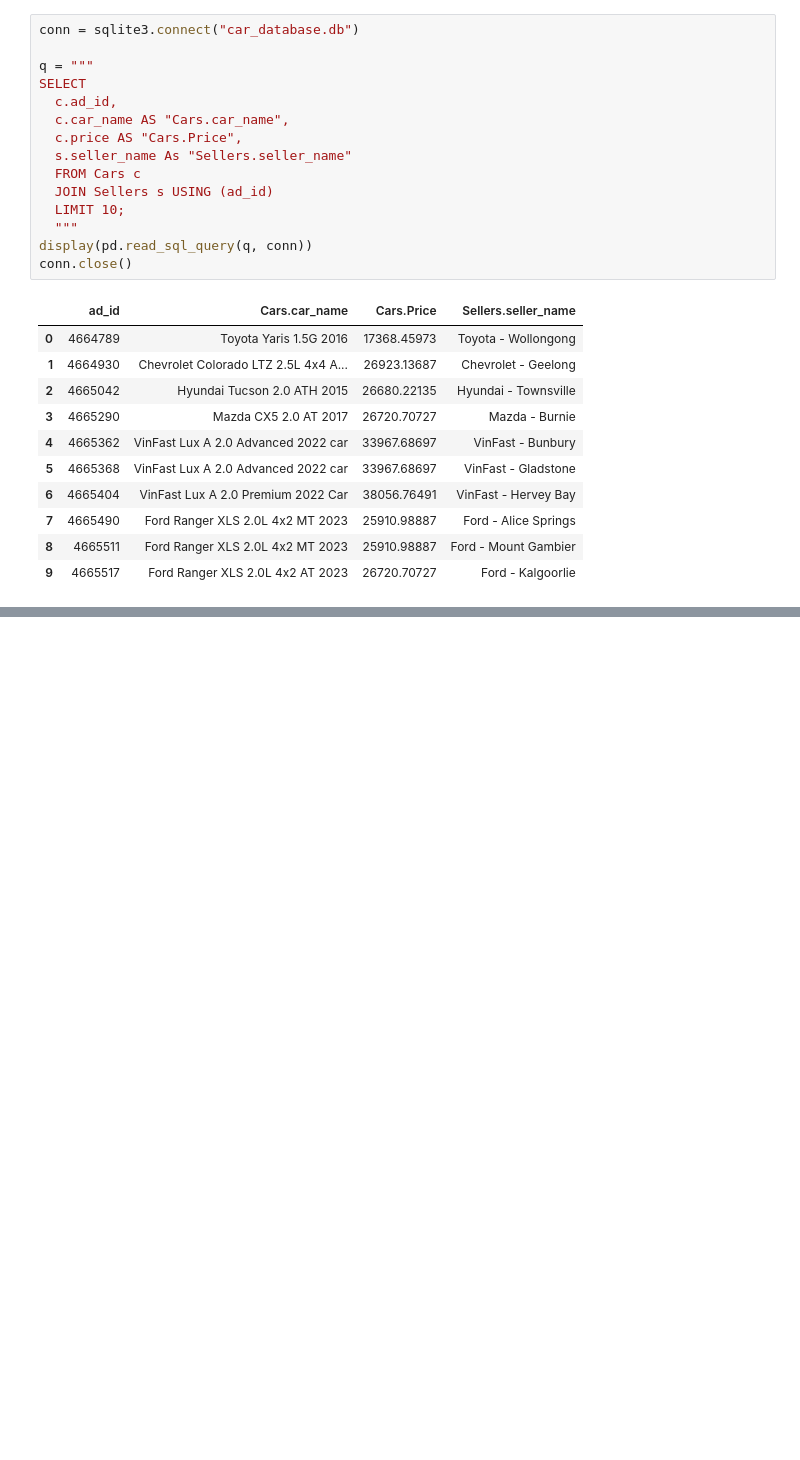
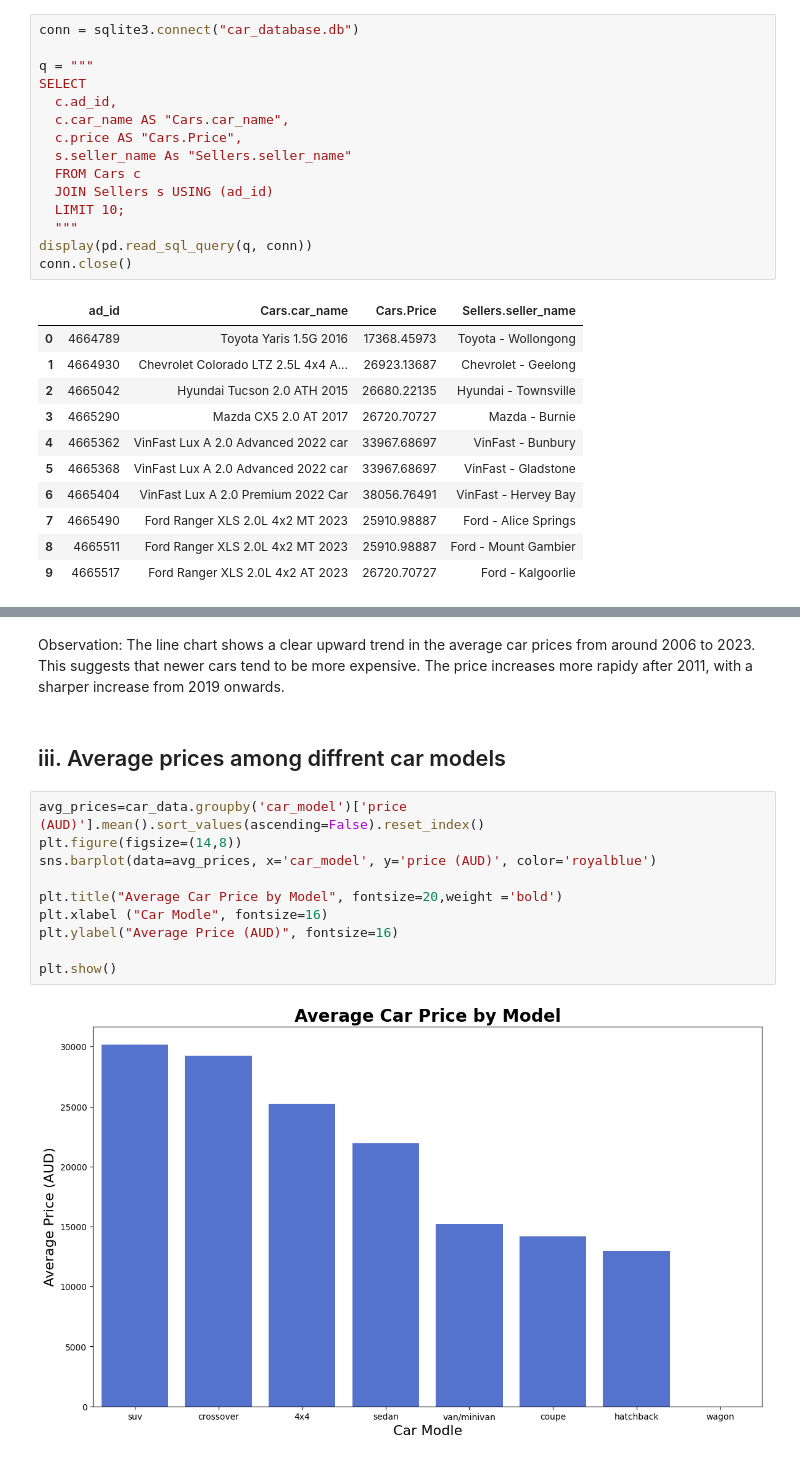
Before and after one commit to gvosper25/GeorgiaVosper_3009ICT, a Jupyter notebook: GeorgiaVosper_3009ICT.ipynb, the cells around one changed output, grey strips where cells are left out. Cells and saved outputs as stored; diff of their text form; blank space fills up the shorter version.

```diff
--- a/GeorgiaVosper_3009ICT.ipynb
+++ b/GeorgiaVosper_3009ICT.ipynb
@@ -300,0 +349,16 @@ conn.close()
+# %% [markdown]
+Observation: The line chart shows a clear upward trend in the average car prices from around 2006 to 2023. This suggests that newer cars tend to be more expensive. The price increases more rapidy after 2011, with a sharper increase from 2019 onwards.
+# %% [markdown]
+## iii. Average prices among diffrent car models
+# %%
+avg_prices=car_data.groupby('car_model')['price (AUD)'].mean().sort_values(ascending=False).reset_index()
+plt.figure(figsize=(14,8))
+sns.barplot(data=avg_prices, x='car_model', y='price (AUD)', color='royalblue')
+
+plt.title("Average Car Price by Model", fontsize=20,weight ='bold')
+plt.xlabel ("Car Modle", fontsize=16)
+plt.ylabel("Average Price (AUD)", fontsize=16)
+
+plt.show()
+# %% [output]
+[figure, added]
```
Also changed, not shown: parts of 15 cells of this notebook.
